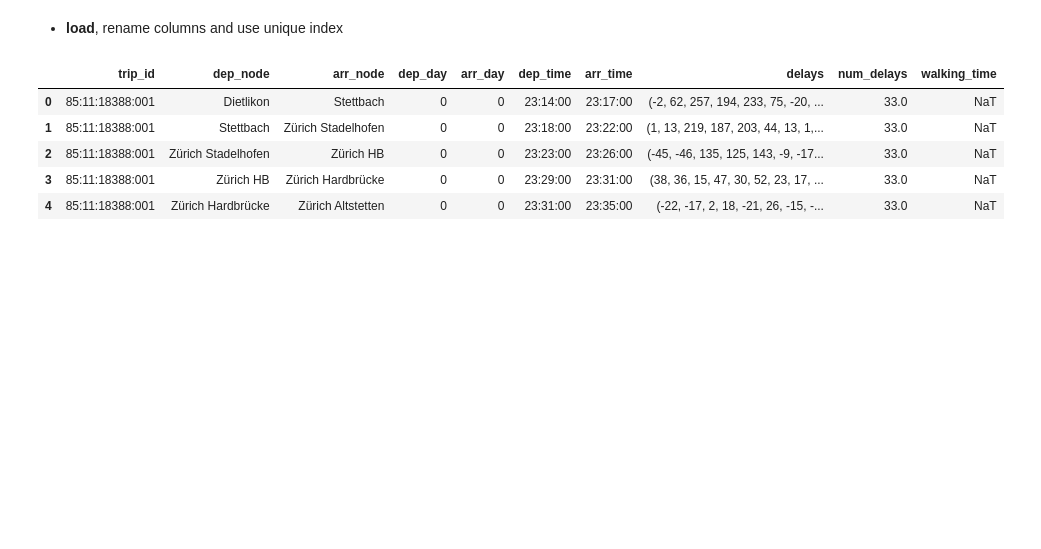
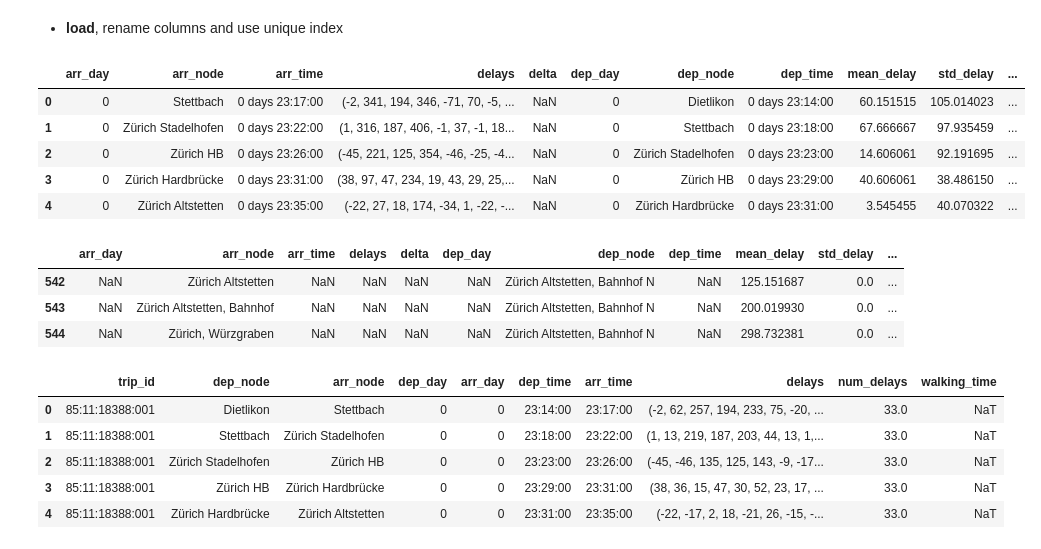
Before and after one commit to marcozov/journey_planning, a Jupyter notebook: final_project_nic.ipynb, the cells around one changed output. Saved outputs shown, nothing was run; the diff lists cells and outputs as text; code cells hidden in the pictures; blank space fills up the shorter version.

```diff
--- a/final_project_nic.ipynb
+++ b/final_project_nic.ipynb
@@ -19,6 +19,23 @@ The autoreload extension is already loaded. To reload it, use:
 ## Load, check, clean, clusterize the edges
 # %% [markdown]
 - **load**, rename columns and use unique index
+# %%
+schedule_raw = pd.read_pickle("data/schedule_raw.pkl")
+schedule_raw.head()
+# %% [output]
+|  | arr_day | arr_node | arr_time | delays | delta | dep_day | dep_node | dep_time | mean_delay | std_delay | ... |
+| 0 | 0 | Stettbach | 0 days 23:17:00 | (-2, 341, 194, 346, -71, 70, -5, ... | NaN | 0 | Dietlikon | 0 days 23:14:00 | 60.151515 | 105.014023 | ... |
+| 1 | 0 | Zürich Stadelhofen | 0 days 23:22:00 | (1, 316, 187, 406, -1, 37, -1, 18... | NaN | 0 | Stettbach | 0 days 23:18:00 | 67.666667 | 97.935459 | ... |
+| 2 | 0 | Zürich HB | 0 days 23:26:00 | (-45, 221, 125, 354, -46, -25, -4... | NaN | 0 | Zürich Stadelhofen | 0 days 23:23:00 | 14.606061 | 92.191695 | ... |
+| 3 | 0 | Zürich Hardbrücke | 0 days 23:31:00 | (38, 97, 47, 234, 19, 43, 29, 25,... | NaN | 0 | Zürich HB | 0 days 23:29:00 | 40.606061 | 38.486150 | ... |
+| 4 | 0 | Zürich Altstetten | 0 days 23:35:00 | (-22, 27, 18, 174, -34, 1, -22, -... | NaN | 0 | Zürich Hardbrücke | 0 days 23:31:00 | 3.545455 | 40.070322 | ... |
+# %%
+schedule_raw[schedule_raw.dep_node == 'Zürich Altstetten, Bahnhof N']
+# %% [output]
+|  | arr_day | arr_node | arr_time | delays | delta | dep_day | dep_node | dep_time | mean_delay | std_delay | ... |
+| 542 | NaN | Zürich Altstetten | NaN | NaN | NaN | NaN | Zürich Altstetten, Bahnhof N | NaN | 125.151687 | 0.0 | ... |
+| 543 | NaN | Zürich Altstetten, Bahnhof | NaN | NaN | NaN | NaN | Zürich Altstetten, Bahnhof N | NaN | 200.019930 | 0.0 | ... |
+| 544 | NaN | Zürich, Würzgraben | NaN | NaN | NaN | NaN | Zürich Altstetten, Bahnhof N | NaN | 298.732381 | 0.0 | ... |
 # %%
 schedule = pd.read_pickle("data/schedule_raw.pkl")\
     .rename(columns={
```
Also changed, not shown: parts of 8 cells of this notebook, 1 other file.
